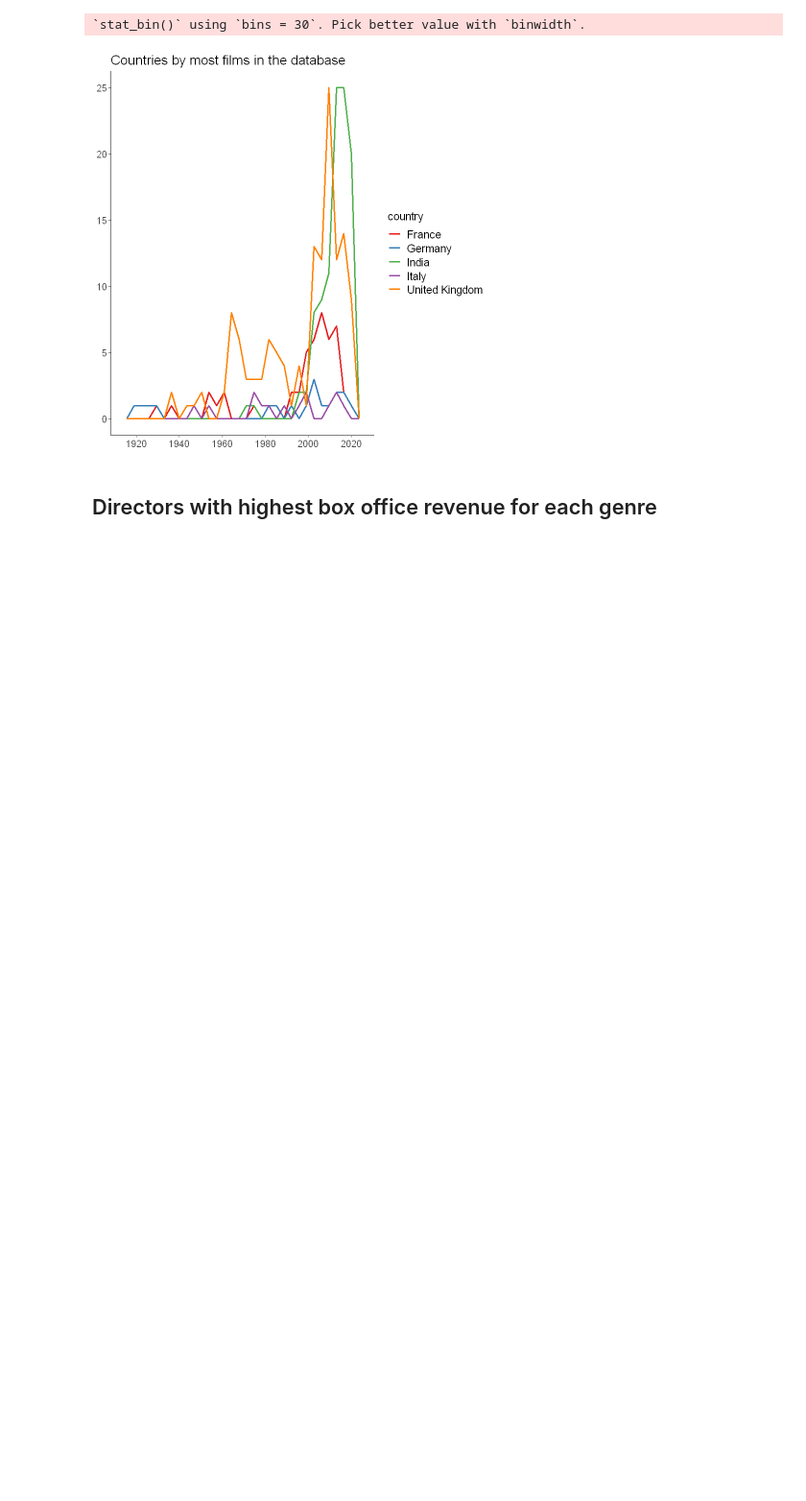
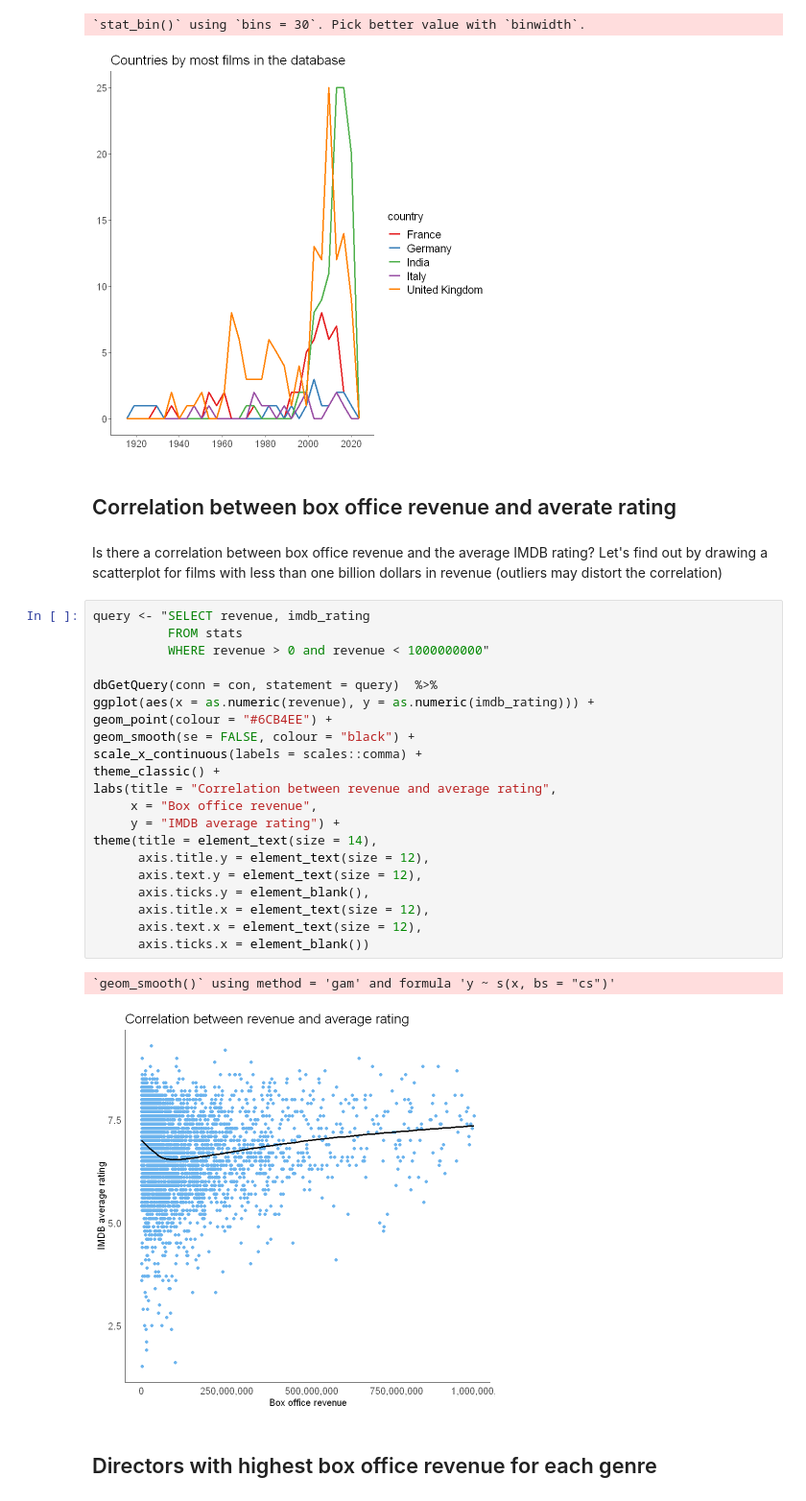
Before and after one commit to JacopoMalatesta/imdb_most_popular_films, a Jupyter notebook: scripts/04 - Querying and visualizing the results with SQL and R.ipynb, the cells around one changed output. Shown at 96% size. Drawn from its saved outputs; the diff is of its cells as text; blank space fills up the shorter version.

Commit message:
Adding a new visualization to script 04

```diff
--- a/scripts/04 - Querying and visualizing the results with SQL and R.ipynb
+++ b/scripts/04 - Querying and visualizing the results with SQL and R.ipynb
@@ -156,6 +158,34 @@ scale_colour_brewer(palette = "Set1")
 # %% [output]
 `stat_bin()` using `bins = 30`. Pick better value with `binwidth`.
 [figure]
+# %% [markdown]
+## Correlation between box office revenue and averate rating
+# %% [markdown]
+Is there a correlation between box office revenue and the average IMDB rating? Let's find out by drawing a scatterplot for films with less than one billion dollars in revenue (outliers may distort the correlation)
+# %%
+query <- "SELECT revenue, imdb_rating
+          FROM stats
+          WHERE revenue > 0 and revenue < 1000000000"
+
+dbGetQuery(conn = con, statement = query)  %>%
+ggplot(aes(x = as.numeric(revenue), y = as.numeric(imdb_rating))) +
+geom_point(colour = "#6CB4EE") +
+geom_smooth(se = FALSE, colour = "black") +
+scale_x_continuous(labels = scales::comma) +
+theme_classic() +
+labs(title = "Correlation between revenue and average rating",
+     x = "Box office revenue",
+     y = "IMDB average rating") +
+theme(title = element_text(size = 14),
+      axis.title.y = element_text(size = 12),
+      axis.text.y = element_text(size = 12),
+      axis.ticks.y = element_blank(),
+      axis.title.x = element_text(size = 12),
+      axis.text.x = element_text(size = 12),
+      axis.ticks.x = element_blank())
+# %% [output]
+`geom_smooth()` using method = 'gam' and formula 'y ~ s(x, bs = "cs")'
+[figure, added]
 # %% [markdown]
 ## Directors with highest box office revenue for each genre
 # %% [markdown]
```
Also changed, not shown: parts of 1 cell of this notebook.
